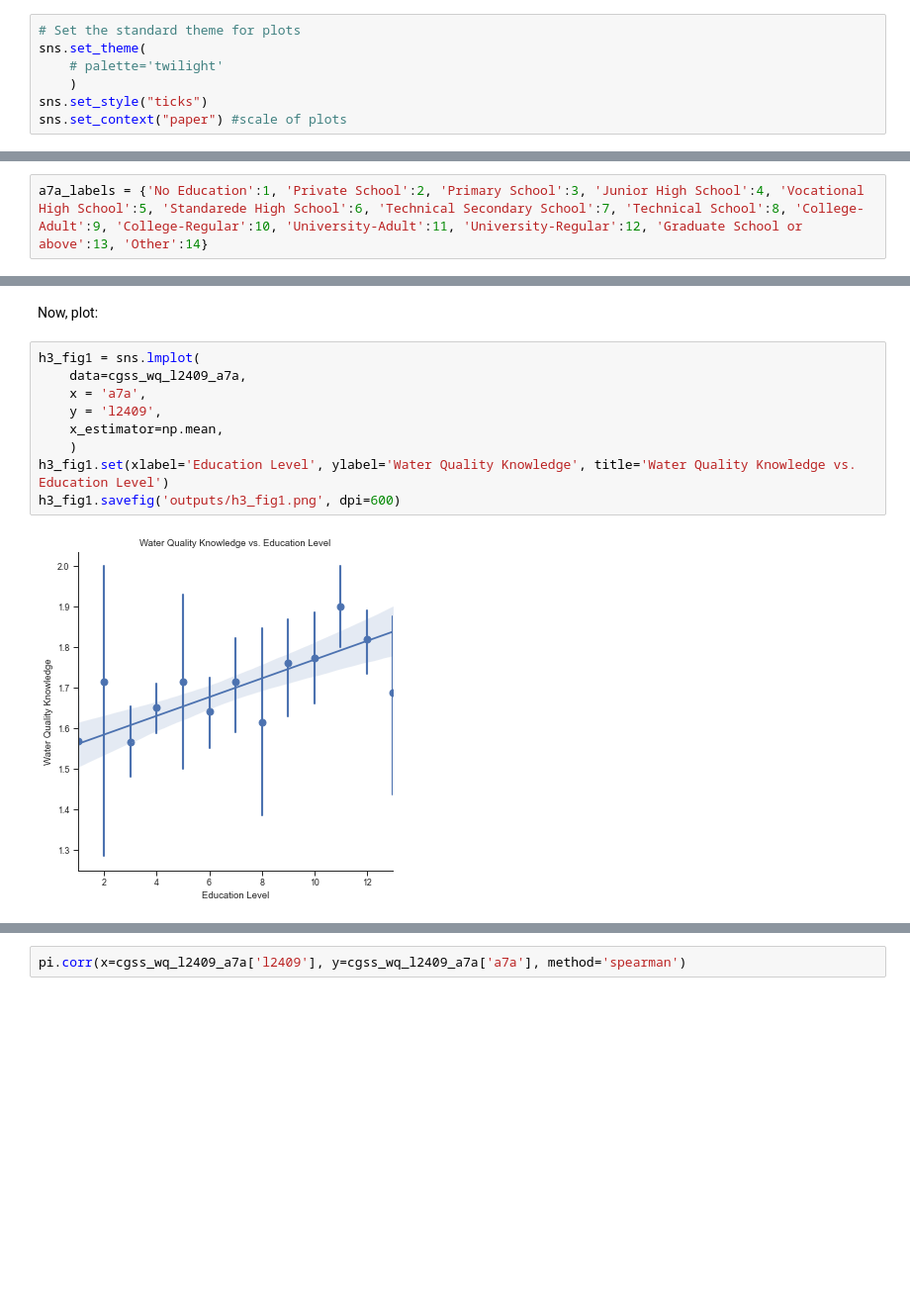
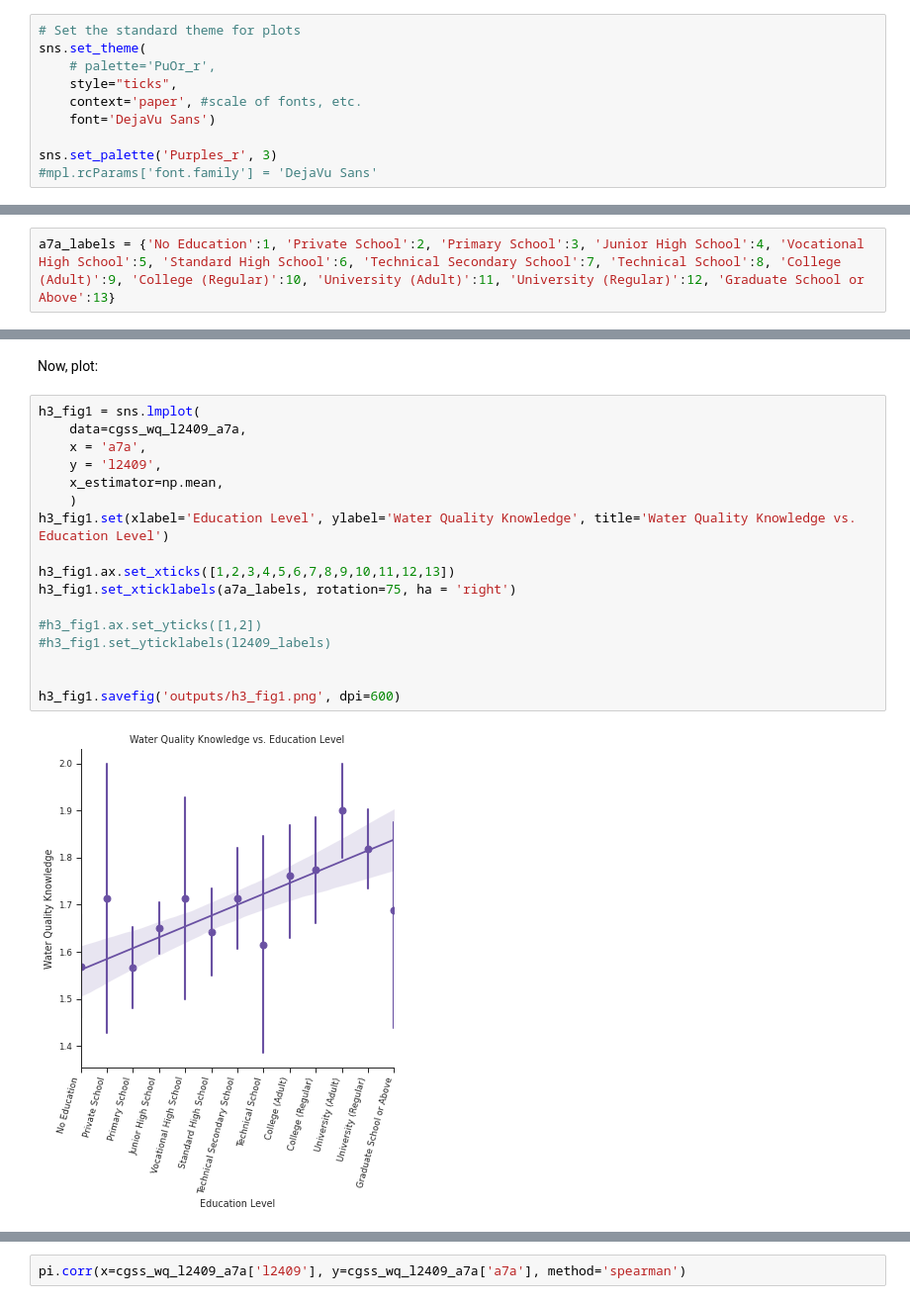
Before and after one commit to wrynearson/china-water, a Jupyter notebook: src/thesis_analysis_pure.ipynb, the cells around one changed output, grey strips where cells are left out. Shown at 99% size. Drawn from its saved outputs; the diff is of its cells as text; blank space fills up the shorter version.

```diff
--- a/src/thesis_analysis_pure.ipynb
+++ b/src/thesis_analysis_pure.ipynb
@@ -48,10 +48,13 @@ pd.set_option('display.max_columns', None)
 # %%
 # Set the standard theme for plots
 sns.set_theme(
-    # palette='twilight'
-    )
-sns.set_style("ticks")
-sns.set_context("paper") #scale of plots
+    # palette='PuOr_r',
+    style="ticks",
+    context='paper', #scale of fonts, etc.
+    font='DejaVu Sans')
+
+sns.set_palette('Purples_r', 3)
+#mpl.rcParams['font.family'] = 'DejaVu Sans'
 # %% [markdown]
 Load CGSS (social survey) data from a Stata file
 # %%
@@ -126,4 +134,4 @@ cgss_wq = cgss_wq_full[important]
 # %%
 a2_labels = {'Male':1,'Female':2}
 # %%
-a7a_labels = {'No Education':1, 'Private School':2, 'Primary School':3, 'Junior High School':4, 'Vocational High School':5, 'Standarede High School':6, 'Technical Secondary School':7, 'Technical School':8, 'College-Adult':9, 'College-Regular':10, 'University-Adult':11, 'University-Regular':12, 'Graduate School or above':13, 'Other':14}
+a7a_labels = {'No Education':1, 'Private School':2, 'Primary School':3, 'Junior High School':4, 'Vocational High School':5, 'Standard High School':6, 'Technical Secondary School':7, 'Technical School':8, 'College (Adult)':9, 'College (Regular)':10, 'University (Adult)':11, 'University (Regular)':12, 'Graduate School or Above':13}
@@ -262,14 +298,22 @@ Now, plot:
 # %%
 h3_fig1 = sns.lmplot(
     data=cgss_wq_l2409_a7a,
     x = 'a7a',
     y = 'l2409',
     x_estimator=np.mean,
     )
 h3_fig1.set(xlabel='Education Level', ylabel='Water Quality Knowledge', title='Water Quality Knowledge vs. Education Level')
+
+h3_fig1.ax.set_xticks([1,2,3,4,5,6,7,8,9,10,11,12,13])
+h3_fig1.set_xticklabels(a7a_labels, rotation=75, ha = 'right')
+
+#h3_fig1.ax.set_yticks([1,2])
+#h3_fig1.set_yticklabels(l2409_labels)
+
+
 h3_fig1.savefig('outputs/h3_fig1.png', dpi=600)
 # %% [output]
-[figure, old version]
+[figure, new version]
 # %%
 h3_fig2 = sns.catplot(
     data=cgss_wq_l2409_a7a,
```
Also changed, not shown: parts of 45 cells of this notebook, 32 other files.
